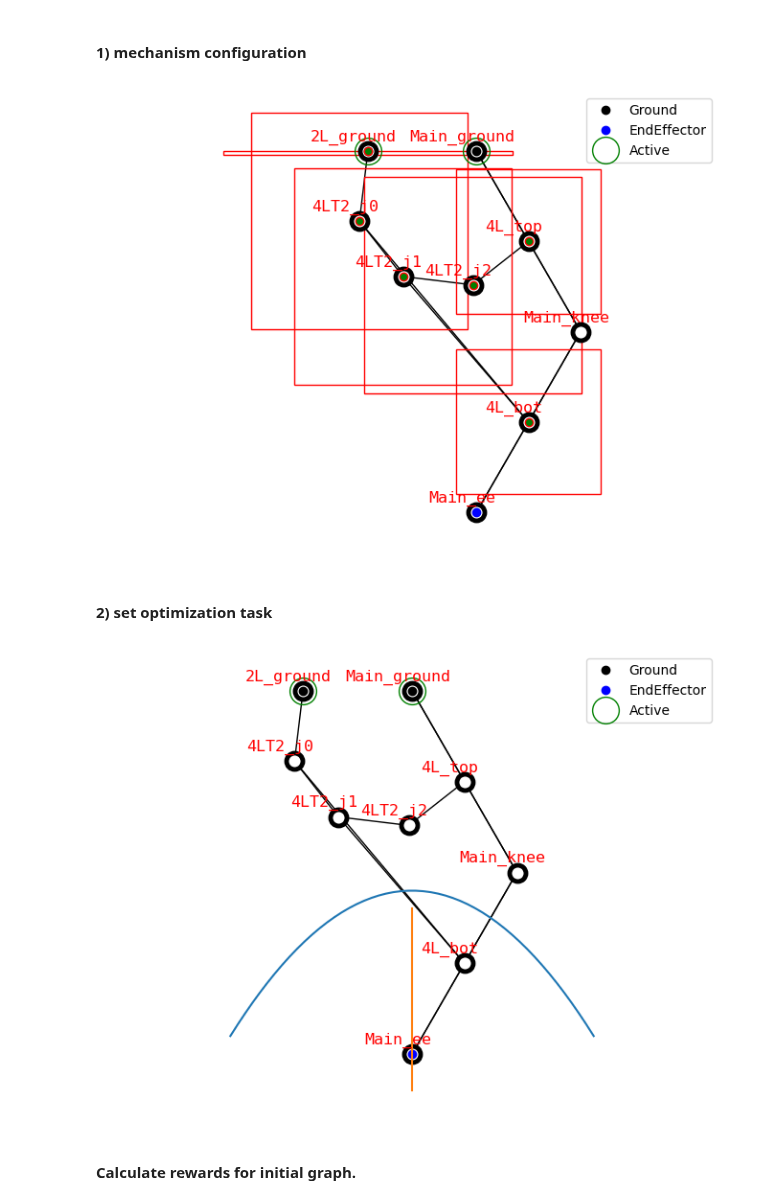
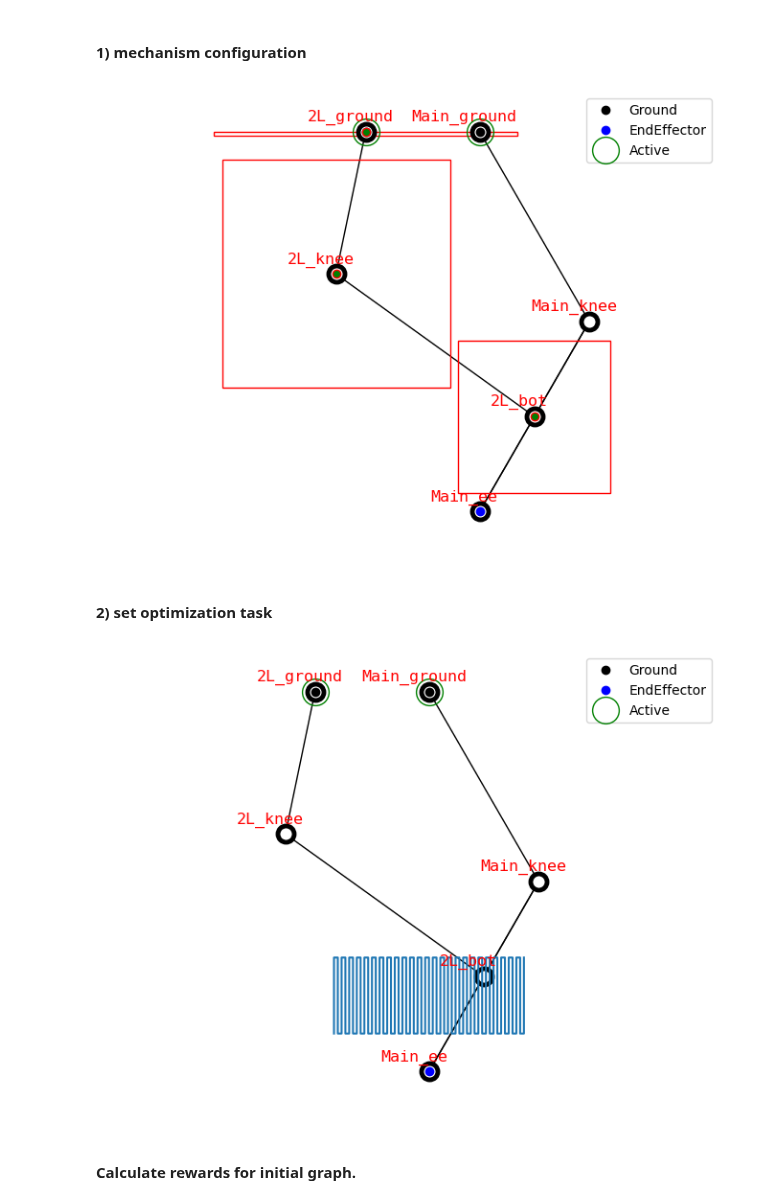
Before and after one commit to LicAiBeerLab/auto-robotics-design, a Jupyter notebook: apps/optimize/single_topology_optimization.ipynb, the cells around one changed output. Saved outputs shown, nothing was run; the diff lists cells and outputs as text; code cells hidden in the pictures.

Commit message:
workspace trajectory

```diff
--- a/apps/optimize/single_topology_optimization.ipynb
+++ b/apps/optimize/single_topology_optimization.ipynb
@@ -32,7 +32,7 @@ from auto_robot_design.description.builder import ParametrizedBuilder, DetailedU
 # %%
 generator = TwoLinkGenerator()
 all_graphs = generator.get_standard_set(shift=0.3)
-graph, constrain_dict = all_graphs[4]
+graph, constrain_dict = all_graphs[0]
 
 actuator = TMotor_AK10_9()
 thickness = 0.04
@@ -41,62 +41,50 @@ builder = ParametrizedBuilder(DetailedURDFCreatorFixedEE, size_ground=np.array(
 draw_joint_point(graph)
 visualize_constrains(graph, constrain_dict)
 # %% [output]
-[figure, old version]
+[figure, new version]
 # %% [markdown]
 #### 2) set optimization task
 # %%
 # trajectories
-ground_symmetric_step = convert_x_y_to_6d_traj_xz(*create_simple_step_trajectory(starting_point=[-0.5, -0.95], step_height= 0.4, step_width=1,n_points=50))
-left_shift_step = convert_x_y_to_6d_traj_xz(*create_simple_step_trajectory(starting_point=[-0.65, -0.95], step_height= 0.4, step_width=1,n_points=50))
-right_shift_step = convert_x_y_to_6d_traj_xz(*create_simple_step_trajectory(starting_point=[-0.35, -0.95], step_height= 0.4, step_width=1,n_points=50))
-
-
-central_vertical = convert_x_y_to_6d_traj_xz(*get_vertical_trajectory(-1.1, 0.5, 0,50))
-left_vertical = convert_x_y_to_6d_traj_xz(*get_vertical_trajectory(-1.1, 0.5, -0.15,50))
-right_vertical = convert_x_y_to_6d_traj_xz(*get_vertical_trajectory(-1.1, 0.5, 0.15,50))
-
+workspace_trajectory = convert_x_y_to_6d_traj_xz(*get_workspace_trajectory([-0.25,-0.9], 0.2, 0.5, 30,50))
 # 2) characteristics to be calculated
 # criteria that either calculated without any reference to points, or calculated through the aggregation of values from all points on trajectory
 dict_trajectory_criteria = {
     "MASS": NeutralPoseMass(),
     "POS_ERR": TranslationErrorMSE()  # MSE of deviation from the trajectory
 }
 # criteria calculated for each point on the trajectory
 dict_point_criteria = {
-    # Impact mitigation factor along the axis
+    # Impact mitigation factorewards_verticalr along the axis
     "IMF": ImfCompute(ImfProjections.Z),
     "MANIP": ManipCompute(MovmentSurface.XZ),
     "Effective_Inertia": EffectiveInertiaCompute(),
     "Actuated_Mass": ActuatedMass(),
     "Manip_Jacobian": ManipJacobian(MovmentSurface.XZ)
 }
 crag = CriteriaAggregator(dict_point_criteria, dict_trajectory_criteria)
 
 # set the rewards and weights for the optimization task
-acceleration_capability = AccelerationCapability(manipulability_key='Manip_Jacobian',
+acceleration_capability = MinAccelerationCapability(manipulability_key='Manip_Jacobian',
             trajectory_key="traj_6d", error_key="error", actuated_mass_key="Actuated_Mass")
-rewards_step = [(PositioningReward(pos_error_key="POS_ERR"), 1), (acceleration_capability, 1)]
 
-step_trajectories = [ground_symmetric_step,left_shift_step,right_shift_step]
-step_trajectories = [ground_symmetric_step]
+heavy_lifting = MeanHeavyLiftingReward(manipulability_key='Manip_Jacobian', trajectory_key="traj_6d", error_key="error", mass_key="MASS")
+rewards_vertical = [(PositioningReward(pos_error_key="POS_ERR"), 1),
+           (heavy_lifting, 1/16),
+           (acceleration_capability,1)]
 
-heavy_lifting = HeavyLiftingReward(manipulability_key='Manip_Jacobian', trajectory_key="traj_6d", error_key="error", mass_key="MASS")
-rewards_vertical = [(PositioningReward(pos_error_key="POS_ERR"), 1),
-           (heavy_lifting, 1)]
 
-vertical_trajectories = [central_vertical, left_vertical, right_vertical]
-vertical_trajectories = [central_vertical]
+vertical_trajectories = [workspace_trajectory]
 
-rewards_and_trajectories = [(rewards_step, step_trajectories),(rewards_vertical, vertical_trajectories)]
-
+rewards_and_trajectories = [(rewards_vertical, vertical_trajectories)]
 
 draw_joint_point(graph)
 
 for _, trajectories in rewards_and_trajectories:
     for trajectory in trajectories:
         plt.plot(trajectory[:,0],trajectory[:,2])
 # %% [output]
-[figure, old version]
+[figure, new version]
 # %% [markdown]
 #### Calculate rewards for initial graph.
 # %%
```
Also changed, not shown: parts of 17 cells of this notebook, 4 other files.
